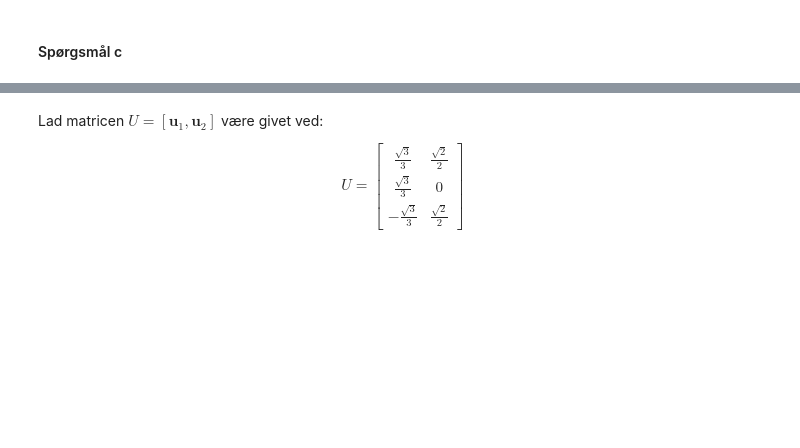
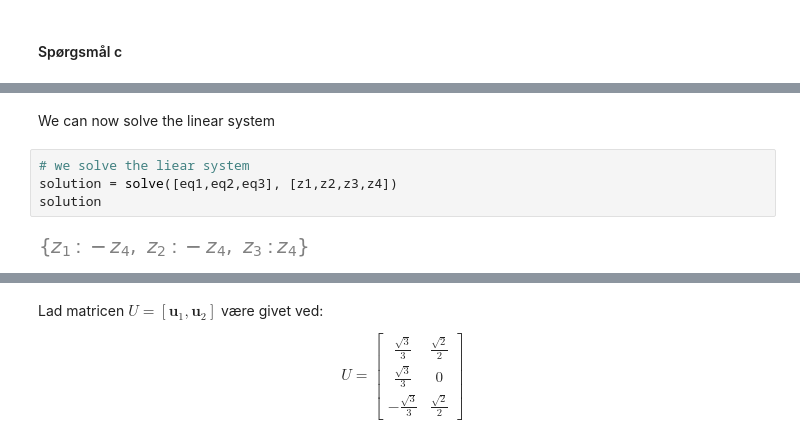
Before and after one commit to Chrisser1/01002-Mathematics-1b, a Jupyter notebook: week3/inclass_week03.ipynb, the cells around one changed output, grey strips where cells are left out. Saved outputs shown, nothing was run; the diff lists cells and outputs as text; blank space fills up the shorter version.

```diff
--- a/week3/inclass_week03.ipynb
+++ b/week3/inclass_week03.ipynb
@@ -828,0 +957,8 @@ Vis nu at $(\pmb{v}_1,\pmb{v}_2,\pmb{v}_3)\,$ er en basis for $Y$, og find koord
+# %% [markdown]
+We can now solve the linear system
+# %%
+# we solve the liear system
+solution = solve([eq1,eq2,eq3], [z1,z2,z3,z4])
+solution
+# %% [output]
+[figure, added]
```
Also changed, not shown: parts of 81 cells of this notebook, 2 other files.
